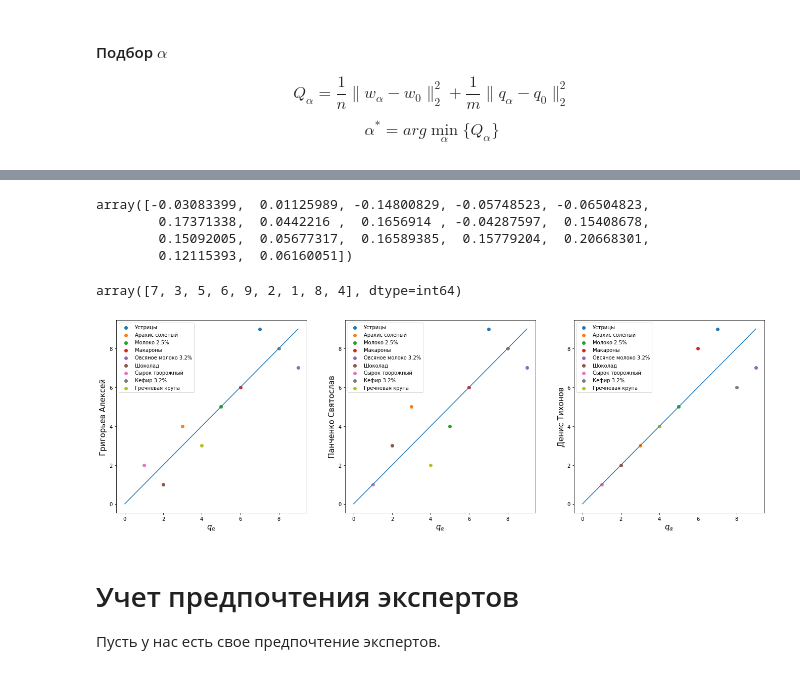
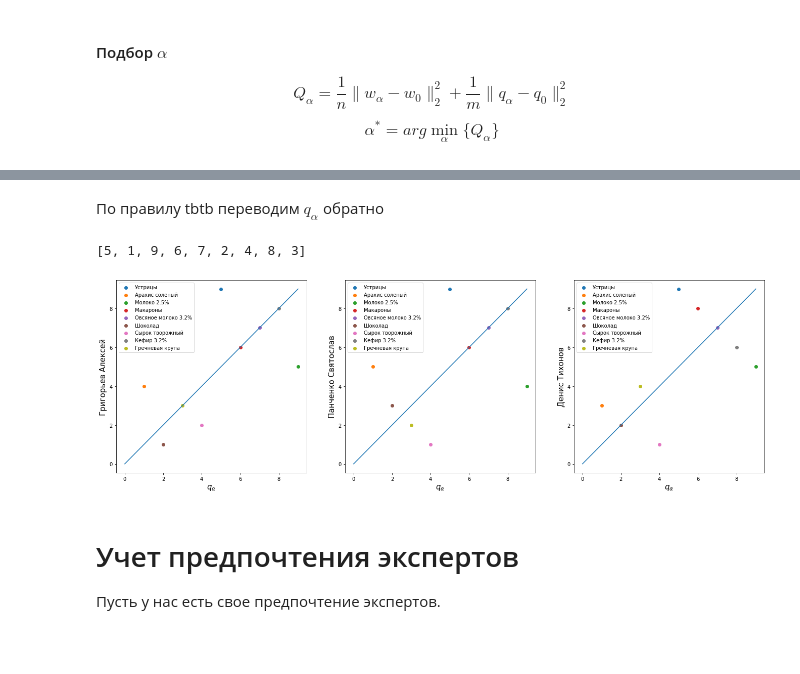
Before and after one commit to Intelligent-Systems-Phystech/Ratings, a Jupyter notebook: Alsahanova Nadezhda/Alsahanova_Rating.ipynb, the cells around one changed output, grey strips where cells are left out. Saved outputs shown, nothing was run; the diff lists cells and outputs as text; code cells hidden in the pictures; blank space fills up the shorter version.

```diff
--- a/Alsahanova Nadezhda/Alsahanova_Rating.ipynb
+++ b/Alsahanova Nadezhda/Alsahanova_Rating.ipynb
@@ -124,6 +126,7 @@ for i in range(12):
 #### Формирование критерия отказа от эксперта
 Создадим нового эксперта с количеством пропусков от 1 до 8. Посмотрим, как меняется от этого энтропия.
 # %%
+from matplotlib.backends.backend_pdf import PdfPages
 new = np.array(np.arange(1,10),dtype='float').reshape((9,1))
 for i in range(1,9):
     with PdfPages(str(i)+'Nans.pdf') as pdf:
@@ -145,7 +148,7 @@ for i in range(1,9):
         dy = density_not_na(ys)
         ax.plot(dy,label='without nans')
         ax.legend()
-        ax.set_title(str(i)+' nans, entropy ='+str(entropy(pk=dx, qk=dy)))
+        ax.set_title(str(i)+' nans, KL ='+str(entropy(pk=dx, qk=dy)))
         pdf.savefig()
     #print('entropy =', entropy(pk=dx, qk=dy))
 # %% [output]
@@ -322,0 +334,11 @@ $$\alpha^* = arg \min_{\alpha} \bigl\{ Q_\alpha \bigl\}$$
+# %%
+# матрица с вещественными признаками
+Prod = df.iloc[:,1:6].values.astype(float)
+Prod = (Prod - Prod.min(axis=0)) / (Prod.max(axis=0)-Prod.min(axis=0))
+# %%
+Q = np.zeros((9,12))
+for i in range (5):
+    for j in range (12):
+        tau, _ = kendalltau(A_f[:,5+j],A_f[:,i])
+        Q[:,j] += tau * Prod[:,i]
+Q = np.abs(Q - np.abs(Q).min(axis=0)) / (Q.max(axis=0)-Q.min(axis=0))
@@ -330,34 +357,31 @@ for alpha in [0.1,0.2,0.3,0.4,0.5,0.6,0.7,0.8]:
 # %%
 e,d = np.array(e),np.array(d)
 alpha = ((e-d).argmin()+1)/10
-q_a,w_a = lin_agreement(A_f,q_mean,mean_w/np.sum(mean_w),alpha)
-w_a
+q_a,w_a = lin_agreement(A_n,q_0/np.sum(q_0),w_0/np.sum(w_0),alpha)
-# %% [output]
-array([-0.03083399,  0.01125989, -0.14800829, -0.05748523, -0.06504823,
-        0.17371338,  0.0442216 ,  0.1656914 , -0.04287597,  0.15408678,
-        0.15092005,  0.05677317,  0.16589385,  0.15779204,  0.20668301,
-        0.12115393,  0.06160051])
+# %% [markdown]
+По правилу tbtb переводим $q_\alpha$ обратно
 # %%
-q_ar = np.array([np.where(q_a.argsort()==i)[0][0]+1 for i in range(9)])
-q_ar
+q_a_r = [9-np.where(q_a.argsort()==i)[0][0] for i in range(9)]
+q_a_r
 # %% [output]
-array([7, 3, 5, 6, 9, 2, 1, 8, 4], dtype=int64)
+[5, 1, 9, 6, 7, 2, 4, 8, 3]
 # %%
 from matplotlib.backends.backend_pdf import PdfPages
+q_ar = [5, 1, 9, 6, 7, 2, 4, 8, 3]
 q = [[9,4,5,6,7,1,2,8,3], [9,5,4,6,7,3,1,8,2], [9, 3, 5, 8, 7, 2, 1, 6, 4]]
 names = ['Григорьев Алексей','Панченко Святослав', 'Денис Тихонов']
 fig,ax = plt.subplots(1,3,figsize=(23,7))
 with PdfPages('Rating1.pdf') as pdf:
     for i in range(3):
         for k in range(9):
             ax[i].scatter(q_ar[k],q[i][k],label=obj[k])
         ax[i].legend()
         ax[i].plot([0,9],[0,9])
         ax[i].set_ylabel(names[i],size=15)
         ax[i].set_xlabel(r'$q_{\alpha}$',size=15)
     pdf.savefig()
 # %% [output]
-[figure, old version]
+[figure, new version]
 # %% [markdown]
 # Учет предпочтения экспертов
 Пусть у нас есть свое предпочтение экспертов.
```
Also changed, not shown: parts of 28 cells of this notebook, 1 other file.
